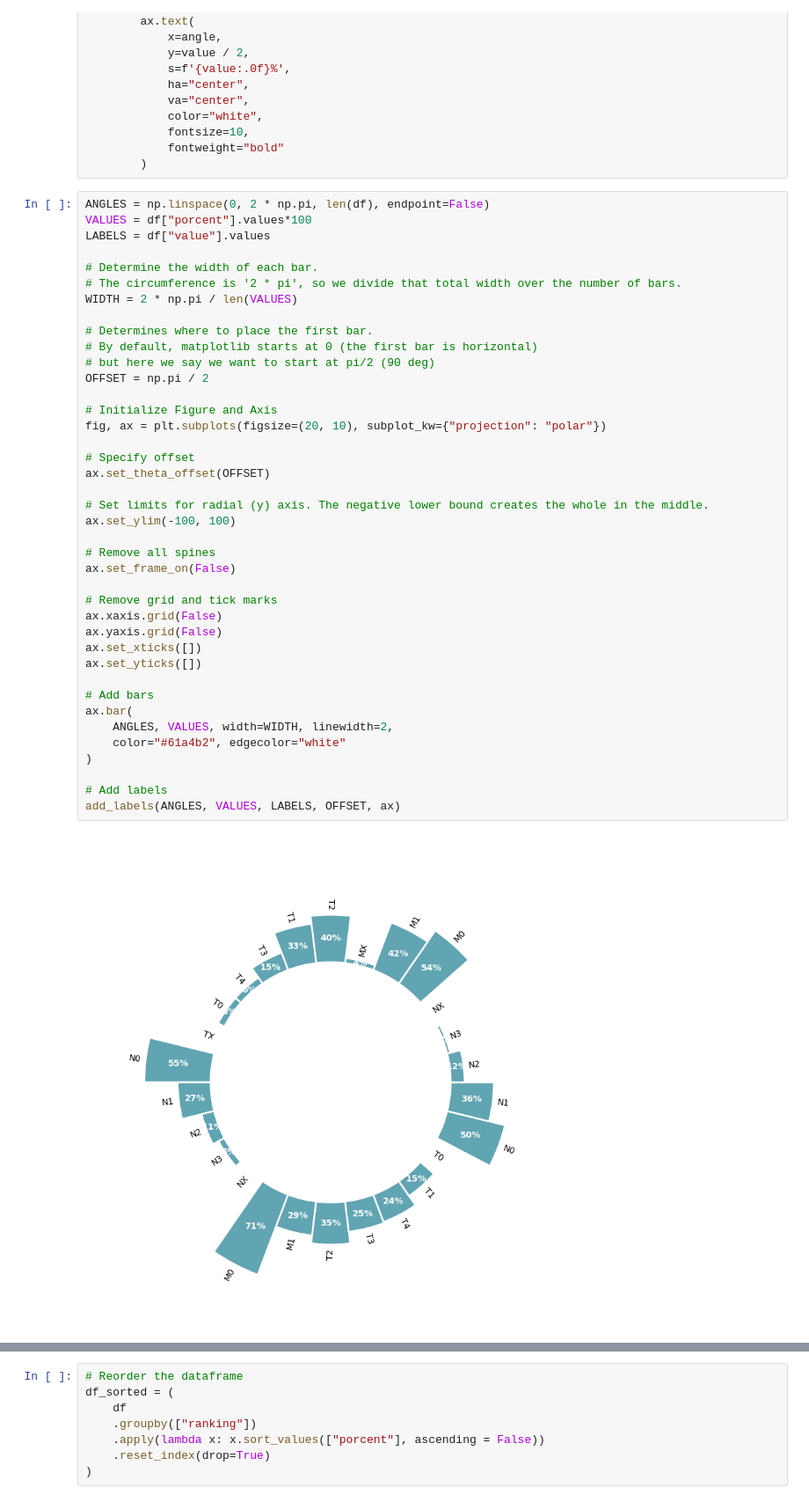
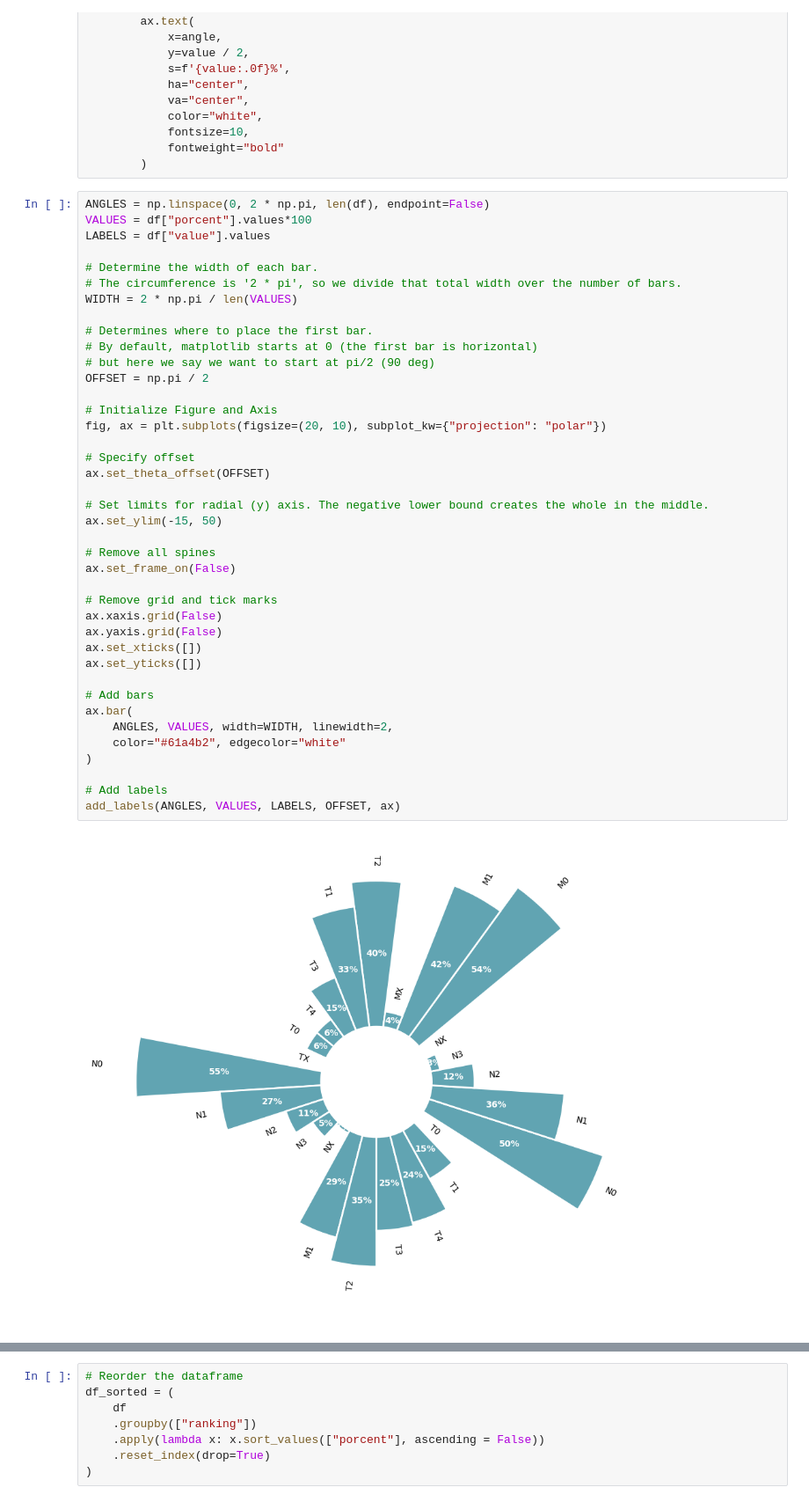
Before and after one commit to shuzoarthur/python_statistic_graphics, a Jupyter notebook: circular_barplot.ipynb, the cells around one changed output, grey strips where cells are left out. Shown at 88% size. Cells and saved outputs as stored; diff of their text form.

```diff
--- a/circular_barplot.ipynb
+++ b/circular_barplot.ipynb
@@ -983,35 +983,35 @@ WIDTH = 2 * np.pi / len(VALUES)
 # By default, matplotlib starts at 0 (the first bar is horizontal)
 # but here we say we want to start at pi/2 (90 deg)
 OFFSET = np.pi / 2
 
 # Initialize Figure and Axis
 fig, ax = plt.subplots(figsize=(20, 10), subplot_kw={"projection": "polar"})
 
 # Specify offset
 ax.set_theta_offset(OFFSET)
 
 # Set limits for radial (y) axis. The negative lower bound creates the whole in the middle.
-ax.set_ylim(-100, 100)
+ax.set_ylim(-15, 50)
 
 # Remove all spines
 ax.set_frame_on(False)
 
 # Remove grid and tick marks
 ax.xaxis.grid(False)
 ax.yaxis.grid(False)
 ax.set_xticks([])
 ax.set_yticks([])
 
 # Add bars
 ax.bar(
     ANGLES, VALUES, width=WIDTH, linewidth=2,
     color="#61a4b2", edgecolor="white"
 )
 
 # Add labels
 add_labels(ANGLES, VALUES, LABELS, OFFSET, ax)
 # %% [output]
-[figure, old version]
+[figure, new version]
 # %%
 # Grab the group values
 GROUP = df["ranking"].values
```
Also changed, not shown: parts of 5 cells of this notebook.
